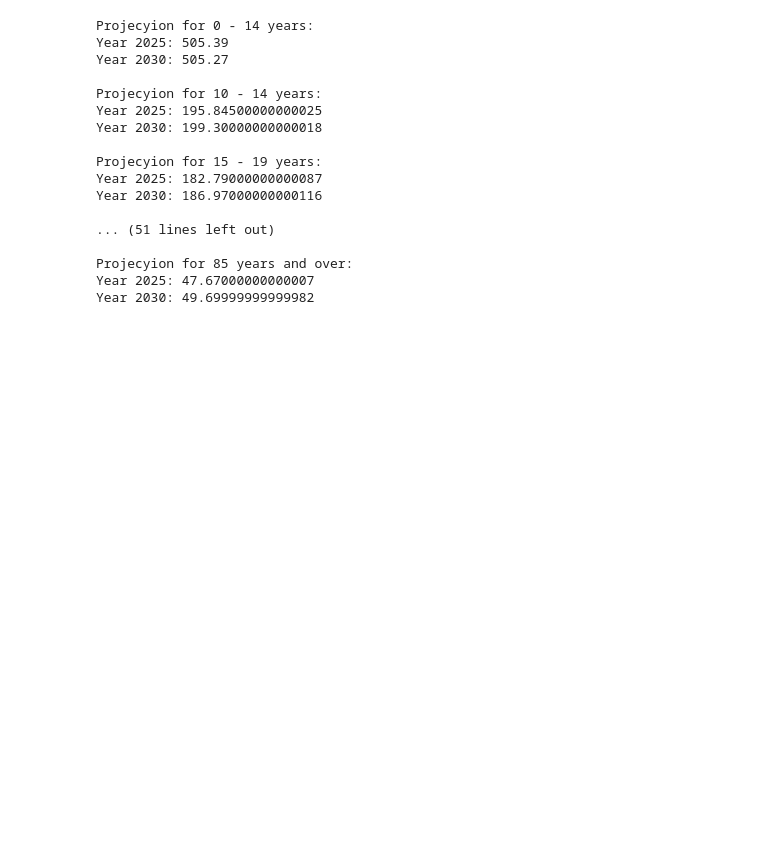
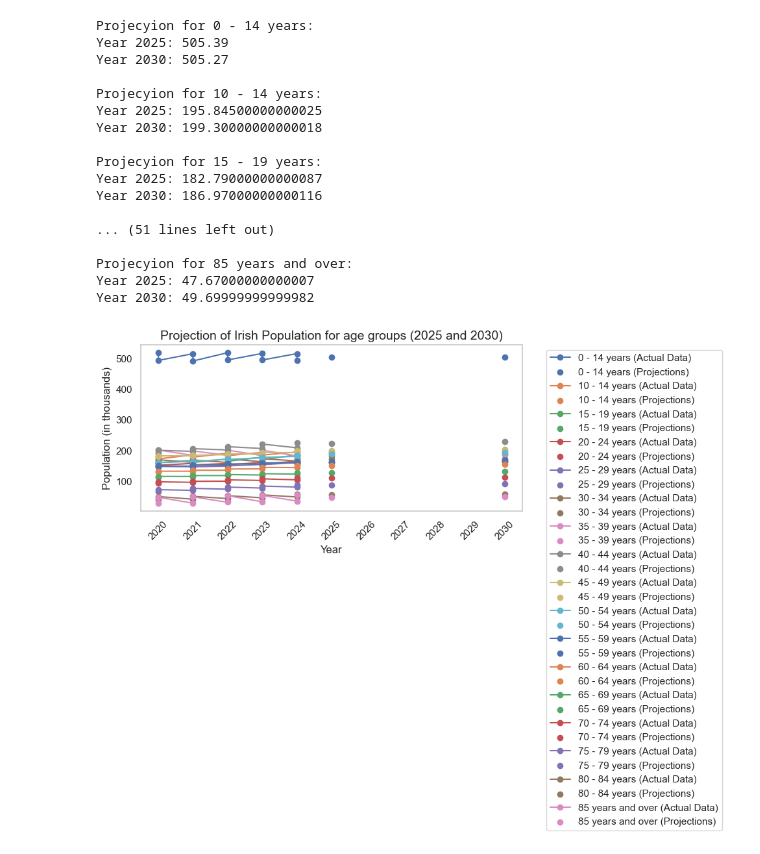
Before and after one commit to FrancescaRuberto/PDFA-Project, a Jupyter notebook: PFDA_project.ipynb, the cells around one changed output. Cells and saved outputs as stored; diff of their text form; code cells hidden in the pictures; blank space fills up the shorter version.

Commit message:
finalized plot on projection (hopefully)

```diff
--- a/PFDA_project.ipynb
+++ b/PFDA_project.ipynb
@@ -384,3 +384,33 @@ Year 2030: 186.97000000000116
 Projecyion for 85 years and over:
 Year 2025: 47.67000000000007
 Year 2030: 49.69999999999982
+# %%
+# Plot projections
+plt.figure(figsize=(10, 6))
+
+# Draw lines and points for each age group
+for age_group in df['Age Group'].unique():
+    group_data = df[df['Age Group'] == age_group]
+    actual_years = group_data['Year'].values
+    actual_values = group_data['VALUE'].values
+
+    # Plot actual data
+    plt.plot(actual_years, actual_values, marker='o', label=f"{age_group} (Actual Data)")
+
+    #Plot projections
+    plt.scatter(
+        [2025, 2030],
+        [predictions[age_group]["2025"], predictions[age_group]["2030"]],
+        label=f"{age_group} (Projections)"
+    )
+
+plt.title("Projection of Irish Population for age groups (2025 and 2030)", fontsize=14)
+plt.xlabel("Year", fontsize=12)
+plt.ylabel("Population (in thousands)", fontsize=12)
+plt.xticks(range(2020, 2031), rotation=45)
+plt.legend(bbox_to_anchor=(1.05, 1), loc='upper left')
+plt.grid()
+plt.tight_layout()
+plt.show()
+# %% [output]
+[figure, added]
```
